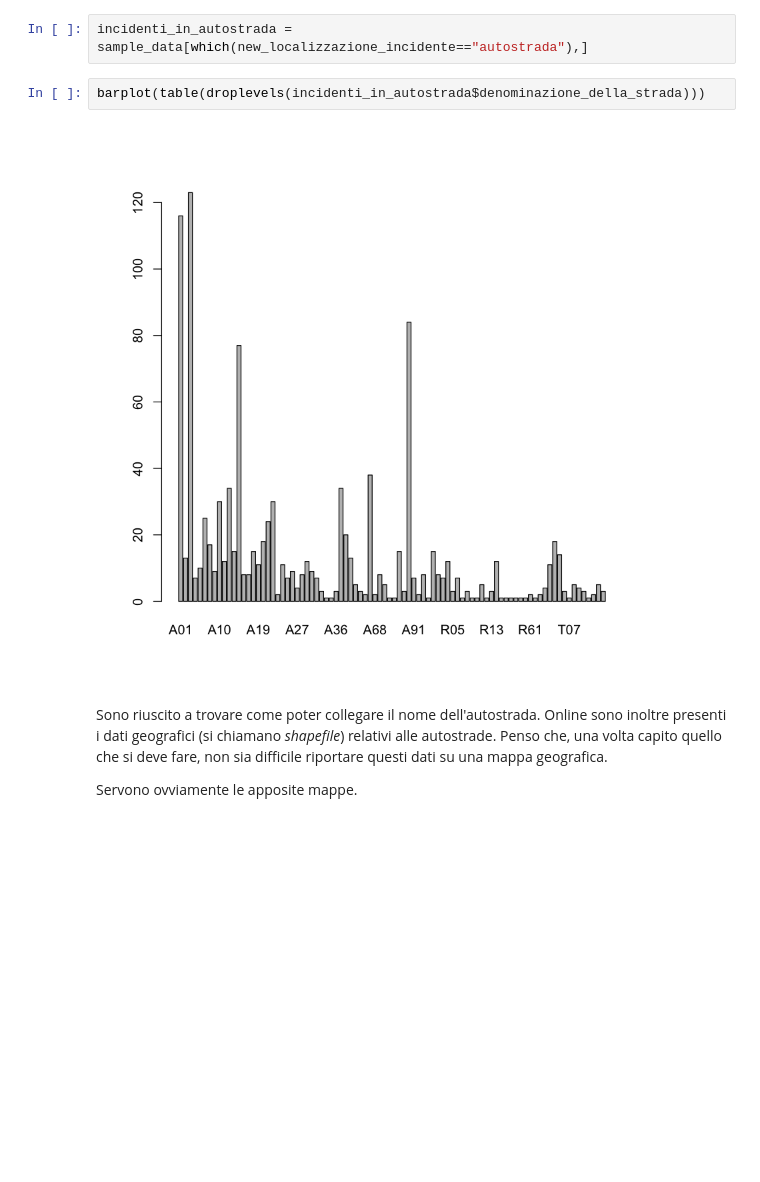
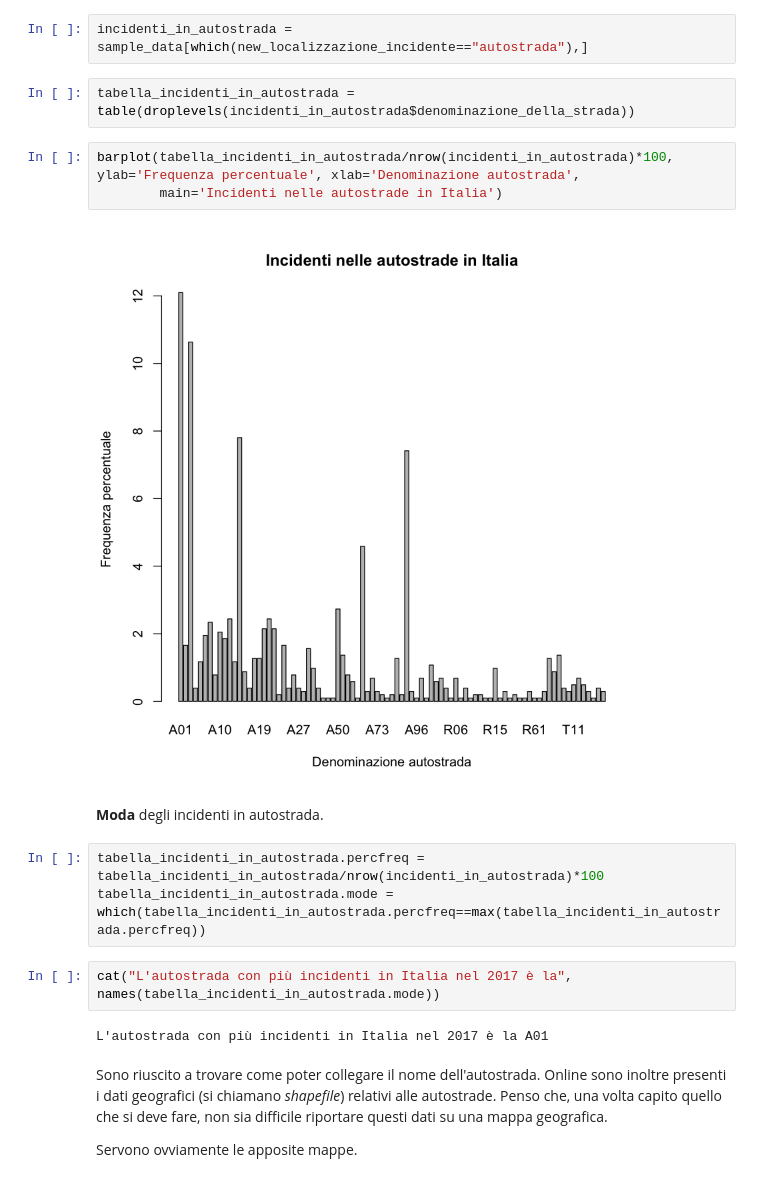
Before and after one commit to LeonardoAlchieri/car_accidents_italy, a Jupyter notebook: leoNotebook.ipynb, the cells around one changed output. Saved outputs shown, nothing was run; the diff lists cells and outputs as text; blank space fills up the shorter version.

```diff
--- a/leoNotebook.ipynb
+++ b/leoNotebook.ipynb
@@ -244,9 +242,21 @@ La funzione `droplevels` serve per escludere tutti i livelli non utilizzati, i.e
 # %%
 incidenti_in_autostrada = sample_data[which(new_localizzazione_incidente=="autostrada"),]
 # %%
-barplot(table(droplevels(incidenti_in_autostrada$denominazione_della_strada)))
+tabella_incidenti_in_autostrada = table(droplevels(incidenti_in_autostrada$denominazione_della_strada))
-# %% [output]
-[figure, removed]
+# %%
+barplot(tabella_incidenti_in_autostrada/nrow(incidenti_in_autostrada)*100, ylab='Frequenza percentuale', xlab='Denominazione autostrada',
+        main='Incidenti nelle autostrade in Italia')
+# %% [output]
+[figure, added]
+# %% [markdown]
+**Moda** degli incidenti in autostrada.
+# %%
+tabella_incidenti_in_autostrada.percfreq = tabella_incidenti_in_autostrada/nrow(incidenti_in_autostrada)*100
+tabella_incidenti_in_autostrada.mode = which(tabella_incidenti_in_autostrada.percfreq==max(tabella_incidenti_in_autostrada.percfreq))
+# %%
+cat("L'autostrada con più incidenti in Italia nel 2017 è la", names(tabella_incidenti_in_autostrada.mode))
+# %% [output]
+L'autostrada con più incidenti in Italia nel 2017 è la A01
 # %% [markdown]
 Sono riuscito a trovare come poter collegare il nome dell'autostrada. Online sono inoltre presenti i dati geografici (si chiamano _shapefile_) relativi alle autostrade. Penso che, una volta capito quello che si deve fare, non sia difficile riportare questi dati su una mappa geografica.
 
```
Also changed, not shown: parts of 61 cells of this notebook, 1 other file.
